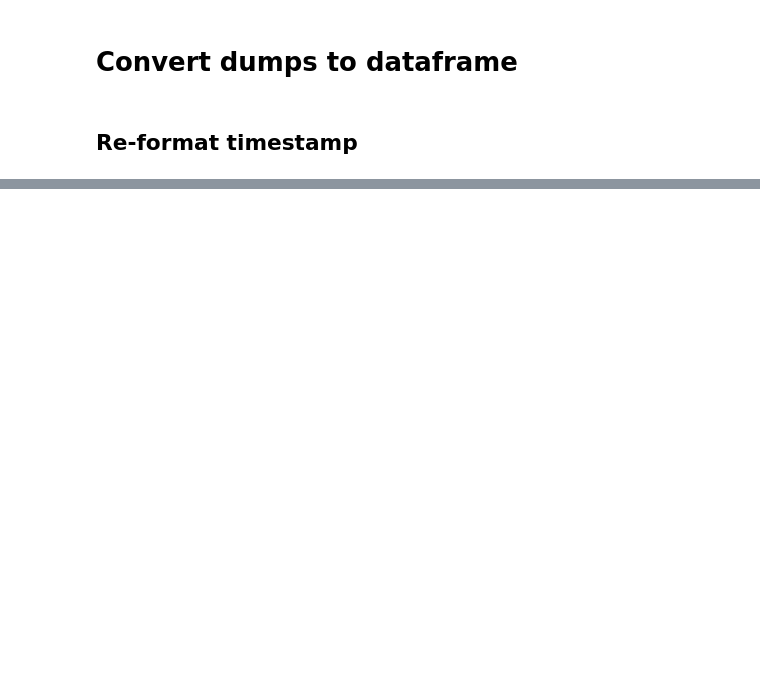
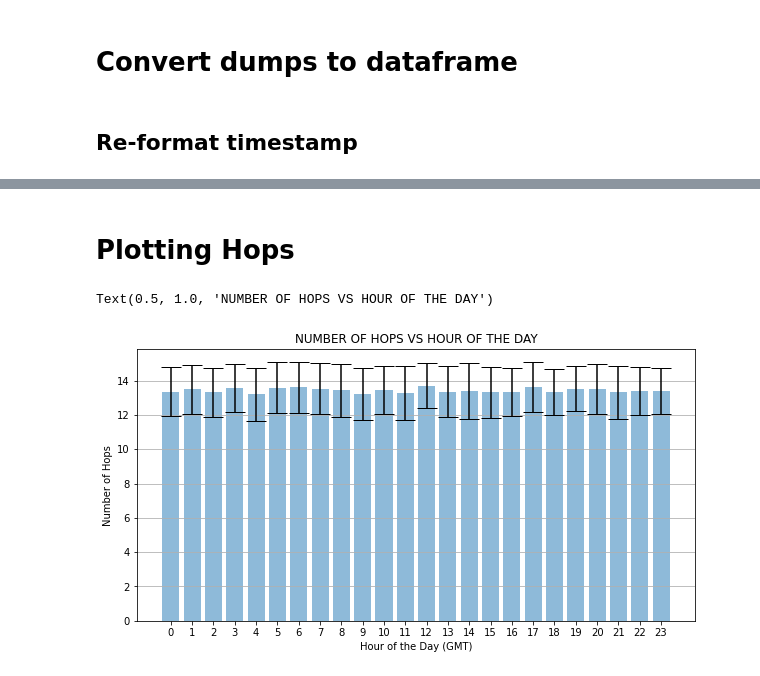
Before and after one commit to aiman-al-masoud/edi_reports, a Jupyter notebook: lab1/analysis.ipynb, the cells around one changed output, grey strips where cells are left out. Saved outputs shown, nothing was run; the diff lists cells and outputs as text; code cells hidden in the pictures; blank space fills up the shorter version.

```diff
--- a/lab1/analysis.ipynb
+++ b/lab1/analysis.ipynb
@@ -161,0 +108,14 @@ df.groupby("hour").std().latency.plot()
+# %% [markdown]
+# Plotting Hops
+# %%
+fig, ax = plt.subplots(figsize=(10, 5))
+ax.set_xticks(df2.index)
+ax.bar(df2.index, df2.hops, yerr=df2.hops_std_err, align='center', alpha=0.5, ecolor='black', capsize=10)
+ax.yaxis.grid(True)
+
+ax.set_xlabel('Hour of the Day (GMT)')
+ax.set_ylabel('Number of Hops')
+ax.set_title('Number of Hops vs Hour of the Day'.upper())
+# %% [output]
+Text(0.5, 1.0, 'NUMBER OF HOPS VS HOUR OF THE DAY')
+[figure, added]
```
Also changed, not shown: parts of 25 cells of this notebook, 7 other files.
